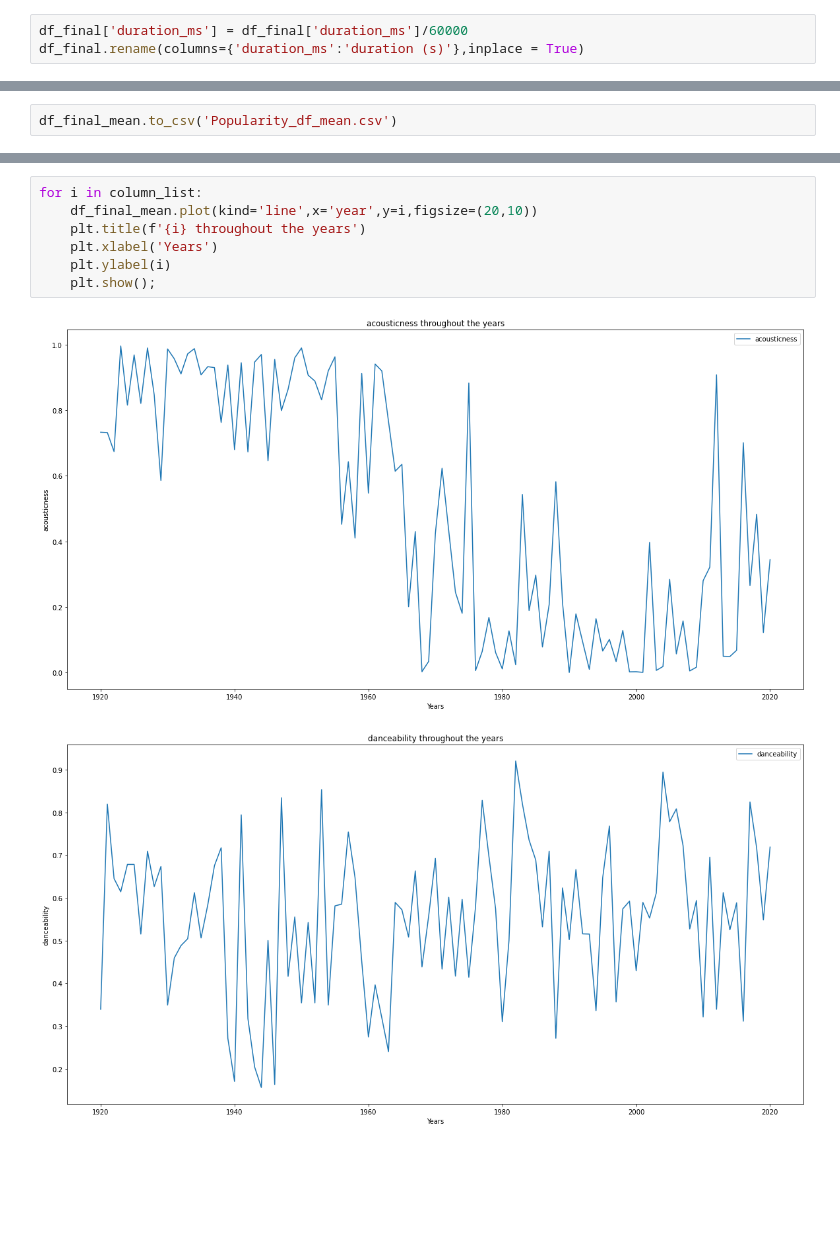
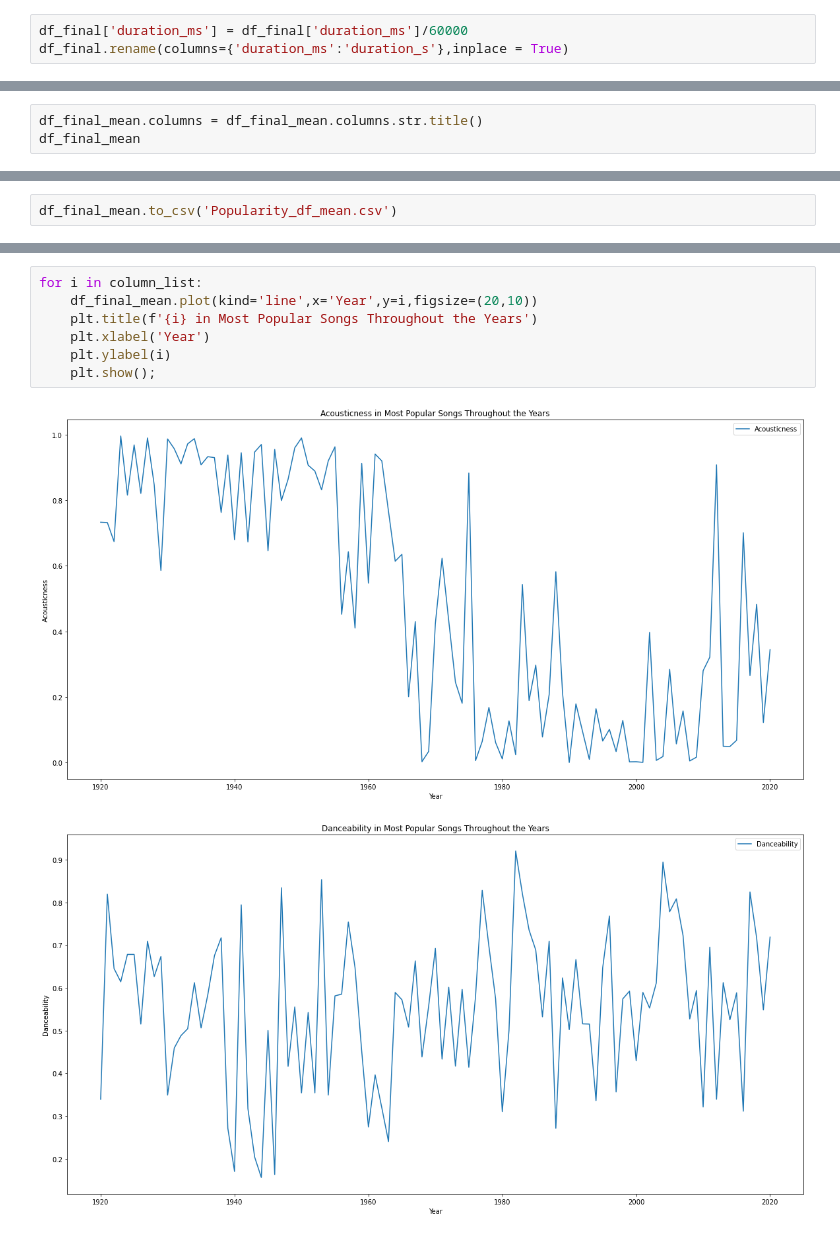
Before and after one commit to shchee5/TurnUptheData, a Jupyter notebook: Resources/CleanFullData.ipynb, the cells around one changed output, grey strips where cells are left out. Drawn from its saved outputs; the diff is of its cells as text; blank space fills up the shorter version.

```diff
--- a/Resources/CleanFullData.ipynb
+++ b/Resources/CleanFullData.ipynb
@@ -67,7 +67,7 @@ df_final['key'] = df_final['key'].astype(float)
 df_final['popularity'] = df_final['popularity'].astype(int)
 # %%
 df_final['duration_ms'] = df_final['duration_ms']/60000
-df_final.rename(columns={'duration_ms':'duration (s)'},inplace = True)
+df_final.rename(columns={'duration_ms':'duration_s'},inplace = True)
 # %%
 df_final_mean = df_final.groupby('year').mean().reset_index()
 # %%
@@ -106,0 +91,3 @@ df_final_mean
+# %%
+df_final_mean.columns = df_final_mean.columns.str.title()
+df_final_mean
@@ -116,11 +117,11 @@ Index(['acousticness', 'danceability', 'duration (s)', 'energy', 'explicit',
       dtype='object')
 # %%
 for i in column_list:
-    df_final_mean.plot(kind='line',x='year',y=i,figsize=(20,10))
-    plt.title(f'{i} throughout the years')
-    plt.xlabel('Years')
+    df_final_mean.plot(kind='line',x='Year',y=i,figsize=(20,10))
+    plt.title(f'{i} in Most Popular Songs Throughout the Years')
+    plt.xlabel('Year')
     plt.ylabel(i)
     plt.show();
 # %% [output]
-[figure, old version]
+[figure, new version]
-[figure, old version]
+[figure, new version]
```
Also changed, not shown: parts of 13 cells of this notebook, 3 other files.
